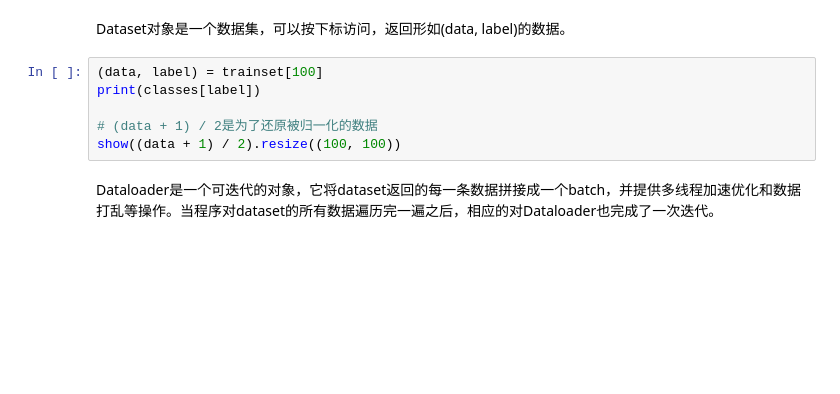
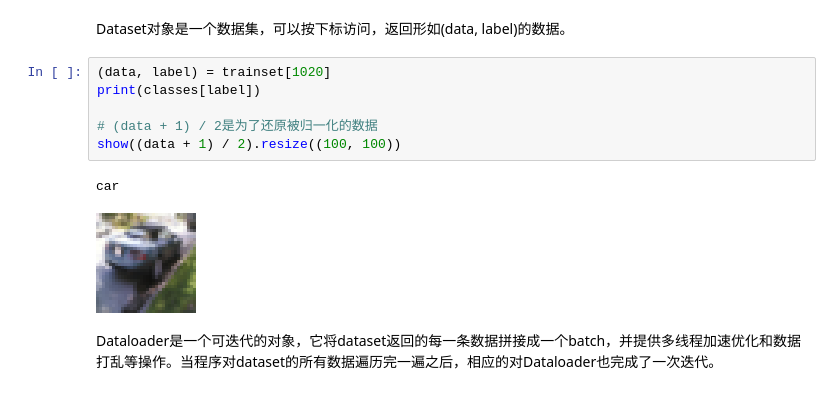
Before and after one commit to leeeeeeeee2/pytorch-book, a Jupyter notebook: chapter02-quickstart/chapter2_ PyTorch快速入门.ipynb, the cells around one changed output. Saved outputs shown, nothing was run; the diff lists cells and outputs as text; blank space fills up the shorter version.

```diff
--- a/chapter02-quickstart/chapter2_ PyTorch快速入门.ipynb
+++ b/chapter02-quickstart/chapter2_ PyTorch快速入门.ipynb
@@ -444,11 +545,14 @@ classes = ('plane', 'car', 'bird', 'cat',
 # %% [markdown]
 Dataset对象是一个数据集，可以按下标访问，返回形如(data, label)的数据。
 # %%
-(data, label) = trainset[100]
+(data, label) = trainset[1020]
 print(classes[label])
 
 # (data + 1) / 2是为了还原被归一化的数据
 show((data + 1) / 2).resize((100, 100))
+# %% [output]
+car
+[figure, added]
 # %% [markdown]
 Dataloader是一个可迭代的对象，它将dataset返回的每一条数据拼接成一个batch，并提供多线程加速优化和数据打乱等操作。当程序对dataset的所有数据遍历完一遍之后，相应的对Dataloader也完成了一次迭代。
 # %%
```
Also changed, not shown: parts of 34 cells of this notebook.
